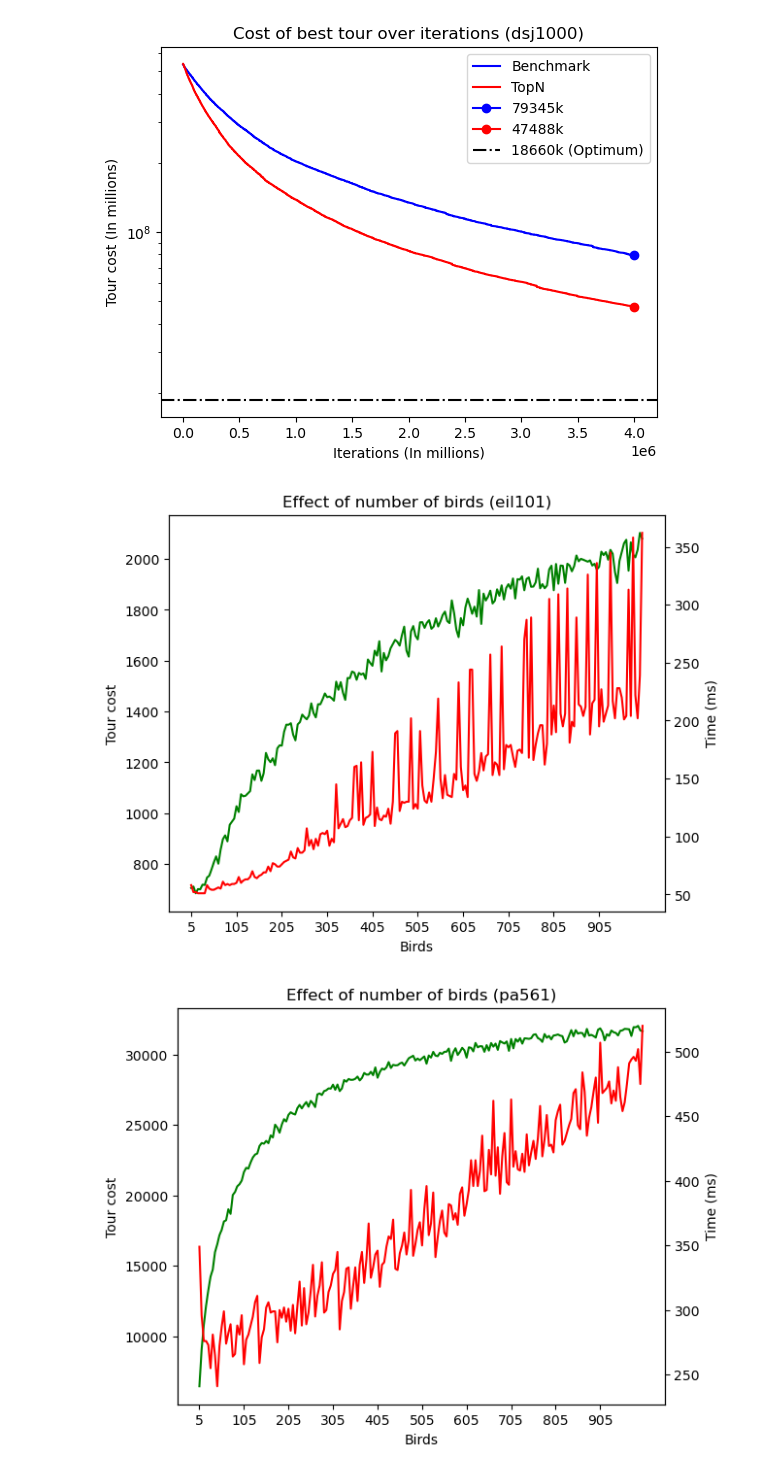
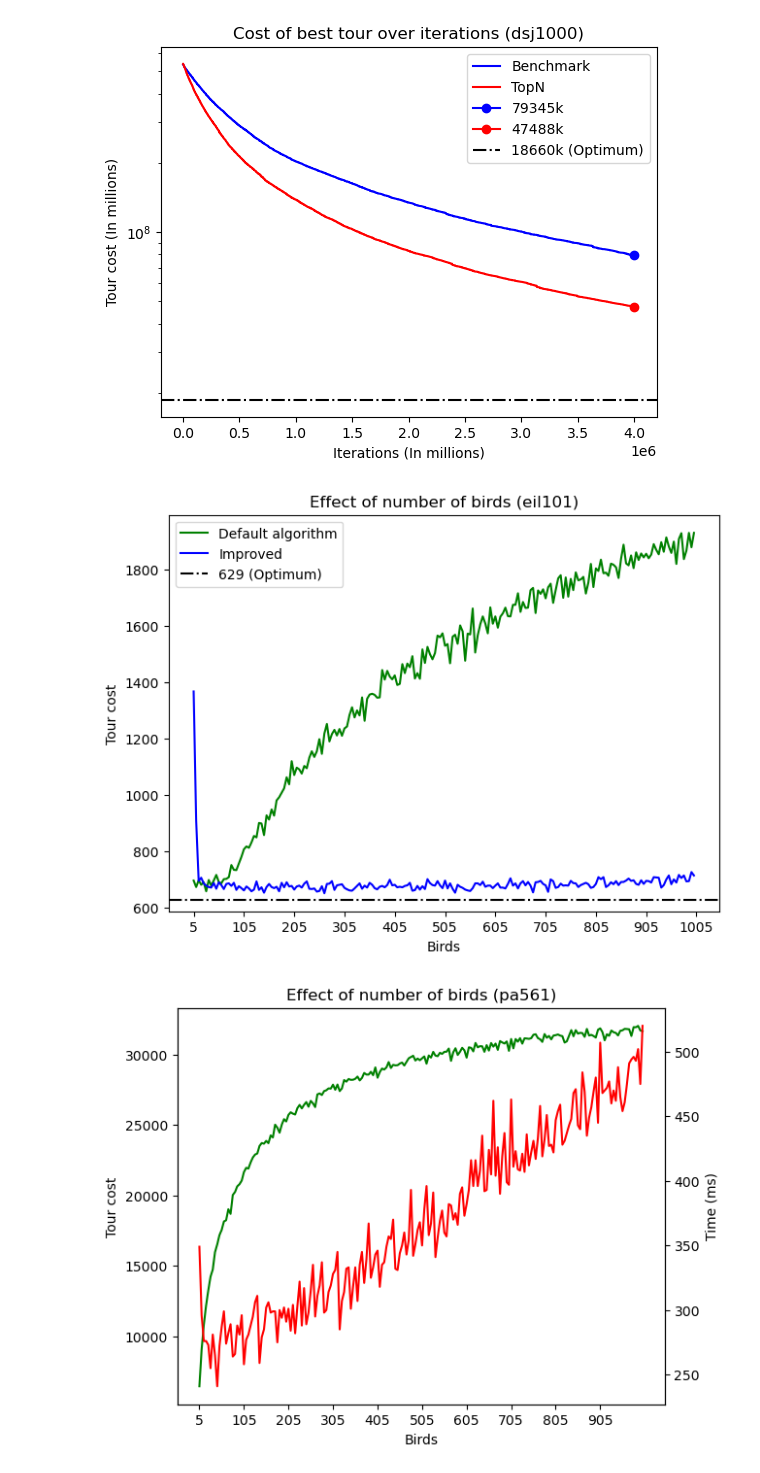
Before and after one commit to TimCares/AFB-Metaheuristic, a Jupyter notebook: src/vis/vis.ipynb, the cells around one changed output. Cells and saved outputs as stored; diff of their text form; code cells hidden in the pictures.

```diff
--- a/src/vis/vis.ipynb
+++ b/src/vis/vis.ipynb
@@ -5,0 +96,19 @@ DATA_PATH = "../../data/experiments/"
+# %%
+plt.rcParams.update({'font.size': 12})
+
+fig, ax = plt.subplots(figsize=[6.4*1.5, 4.8*1.5])
+
+ax.bar(x, y2, label='', color='#1fbeeb')
+ax.set_ylabel('Median Time (in s)')
+ax.set_xlabel('Strategy')
+ax.set_xticks(x)
+ax.set_xticklabels(x_values)
+ax.set_ylim((0, 50))
+
+for i in range(len(x)):
+    plt.text(i, y2[i], y2[i], ha = 'center')
+
+plt.title("Runtime for different local search strategies (walk)")
+plt.show()
+
+plt.rcParams.update({'font.size': 10})
@@ -126,28 +237,27 @@ plt.show()
 # %% [output]
 [figure]
 # %%
-data_cost = pd.read_csv(f'{DATA_PATH}eil101_birds.csv', header=None).values
-data_time = pd.read_csv(f'{DATA_PATH}eil101_time.csv', header=None).values
-
+data_cost = pd.read_csv(f'{DATA_PATH}eil101 10_12_2023, 04:16_birds.csv', header=None).values
+data_cost_2 = pd.read_csv(f'{DATA_PATH}eil101 10_12_2023, 08:10_birds.csv', header=None).values
+OPT=629
 n_birds = np.arange(5, 1001, 5)
-n_birds_label = np.arange(5, 1001, 100)
+n_birds_label = np.arange(5, 1011, 100)
 
 fig, ax1 = plt.subplots(layout='constrained')
-ax2 = ax1.twinx()
 
-ax1.plot(n_birds, data_cost, label='Cost', color='green')
+ax1.plot(n_birds, data_cost, label='Default algorithm', color='green')
+ax1.plot(n_birds, data_cost_2, label='Improved', color='blue')
+plt.axhline(y=OPT, color='black', linestyle='-.', label=f'{OPT} (Optimum)')
 ax1.set_ylabel('Tour cost')
 ax1.set_xlabel('Birds')
 ax1.set_xticks(n_birds_label)
 ax1.set_xticklabels(n_birds_label)
 
-ax2.plot(n_birds, data_time, label='Time', color='red')
-ax2.set_ylabel('Time (ms)')
-
 plt.title("Effect of number of birds (eil101)")
+plt.legend()
 plt.show()
 # %% [output]
-[figure, old version]
+[figure, new version]
 # %%
 data_cost = pd.read_csv(f'{DATA_PATH}pa561_birds.csv', header=None).values
 data_time = pd.read_csv(f'{DATA_PATH}pa561_time.csv', header=None).values
```
Also changed, not shown: parts of 5 cells of this notebook, 17 other files.
